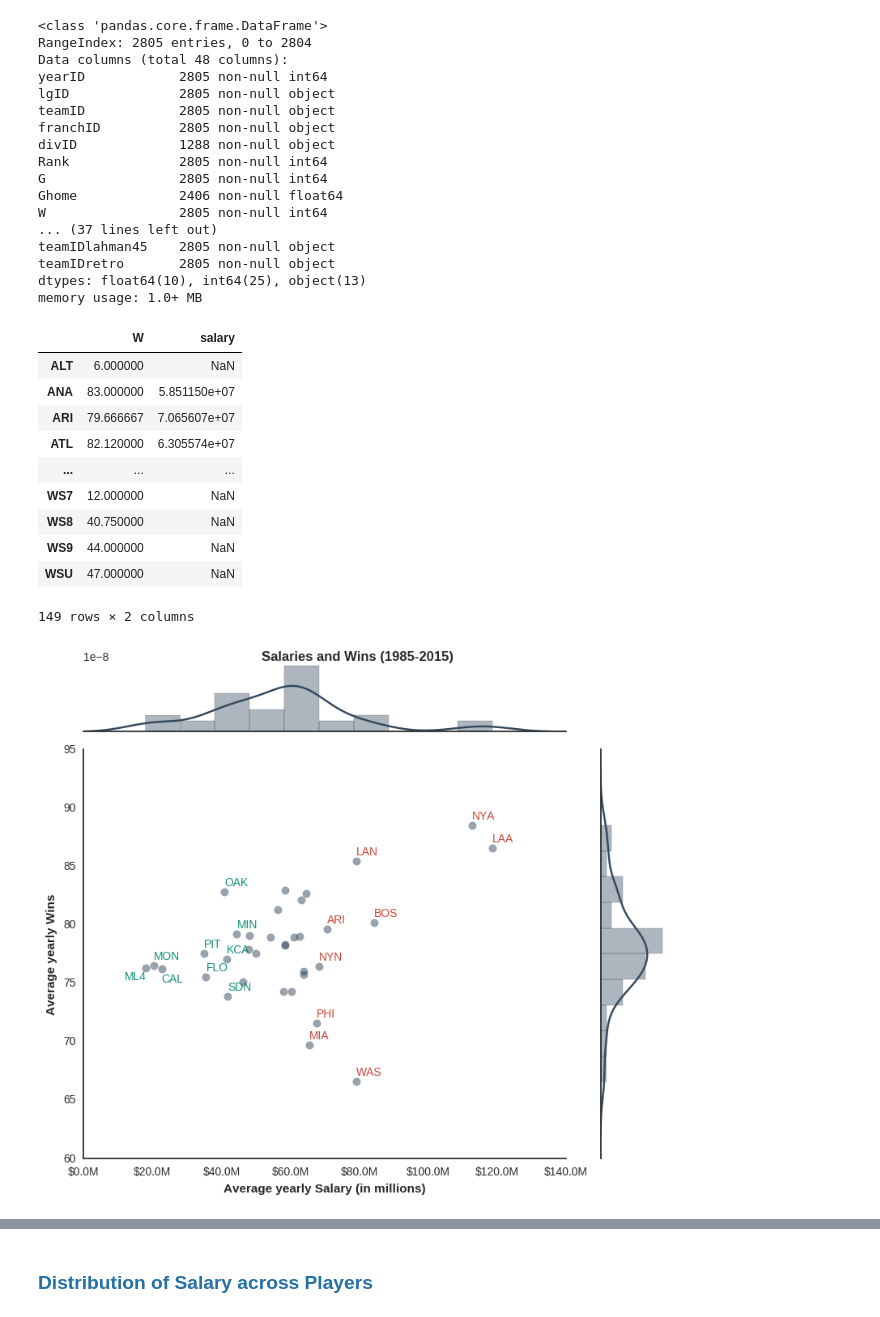
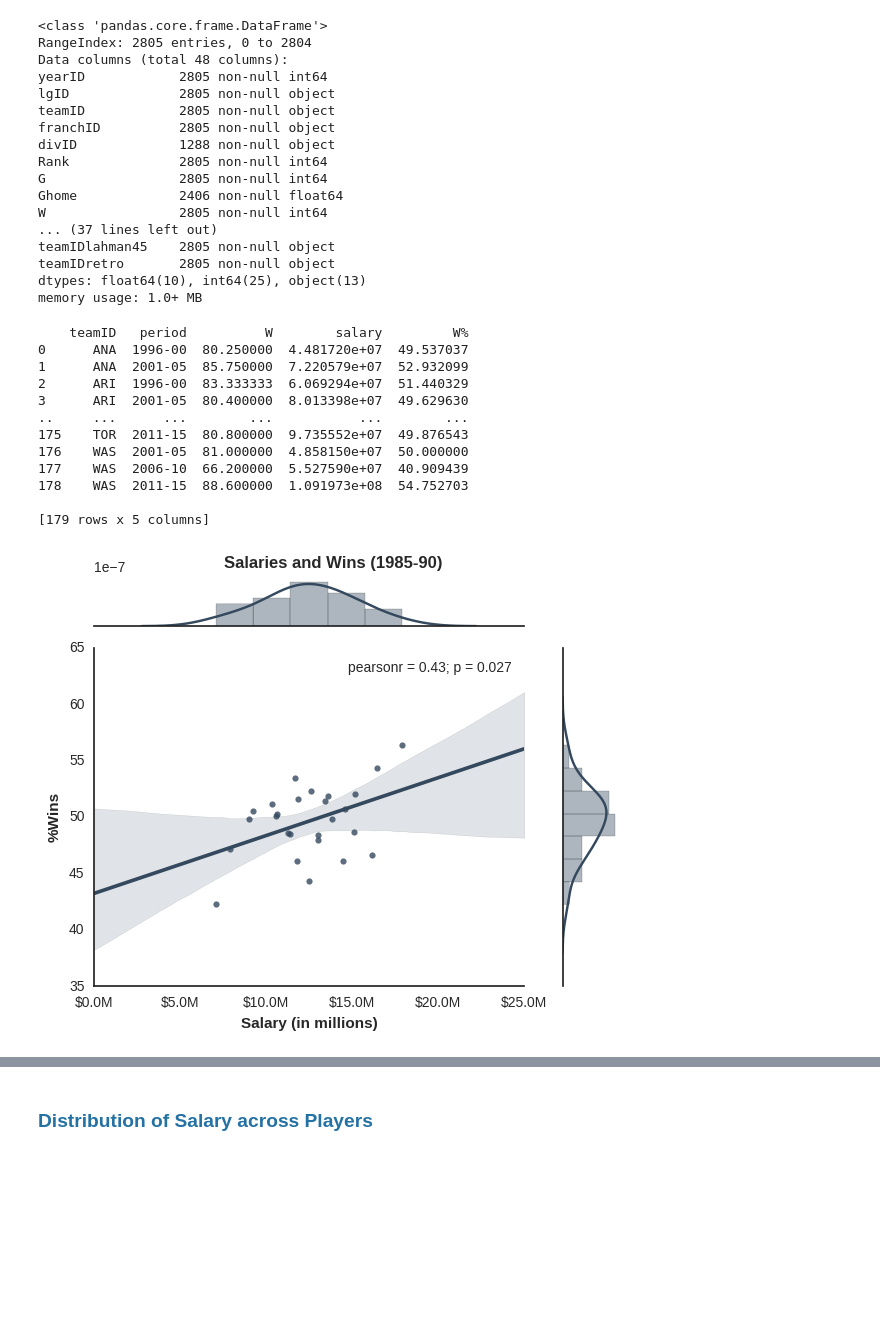
Before and after one commit to bonamprabhu/baseball-statistics, a Jupyter notebook: baseball-statistics.ipynb, the cells around one changed output, grey strips where cells are left out. Cells and saved outputs as stored; diff of their text form; code cells hidden in the pictures; blank space fills up the shorter version.

Commit message:
visualize: Define a function to plot joint distribution of team salaries and wins in a given period

```diff
--- a/baseball-statistics.ipynb
+++ b/baseball-statistics.ipynb
@@ -231,43 +266,39 @@ teamIDlahman45    2805 non-null object
 teamIDretro       2805 non-null object
 dtypes: float64(10), int64(25), object(13)
 memory usage: 1.0+ MB
+# %%
+teams['period'] = teams.yearID.apply(time_periods)
+teams['W%'] = (teams.W / teams.G) * 100
 # %%
 # Average team wins vs salaries
-avg_wins = teams.groupby('teamID').mean()['W']
-wins_vs_salary = pd.concat([avg_wins, yearly_avg_payroll], axis=1)
-wins_vs_salary
+avg_wins_across_periods = teams.groupby(['teamID', 'period'], as_index=False).mean()
+wins_vs_salary = pd.merge(avg_wins_across_periods, avg_payroll_across_periods,
+                          on=['teamID', 'period'])[['teamID','period','W','salary','W%']]
+print wins_vs_salary
 # %% [output]
-|  | W | salary |
-| ALT | 6.000000 | NaN |
-| ANA | 83.000000 | 5.851150e+07 |
-| ARI | 79.666667 | 7.065607e+07 |
-| ATL | 82.120000 | 6.305574e+07 |
-| ... | ... | ... |
-| WS7 | 12.000000 | NaN |
-| WS8 | 40.750000 | NaN |
-| WS9 | 44.000000 | NaN |
-| WSU | 47.000000 | NaN |
-149 rows × 2 columns
+    teamID   period          W        salary         W%
+0      ANA  1996-00  80.250000  4.481720e+07  49.537037
+1      ANA  2001-05  85.750000  7.220579e+07  52.932099
+2      ARI  1996-00  83.333333  6.069294e+07  51.440329
+3      ARI  2001-05  80.400000  8.013398e+07  49.629630
+..     ...      ...        ...           ...        ...
+175    TOR  2011-15  80.800000  9.735552e+07  49.876543
+176    WAS  2001-05  81.000000  4.858150e+07  50.000000
+177    WAS  2006-10  66.200000  5.527590e+07  40.909439
+178    WAS  2011-15  88.600000  1.091973e+08  54.752703
+
+[179 rows x 5 columns]
-# %%
-sns.set_style("white")
-g = sns.jointplot(data=wins_vs_salary, x='salary', y='W', \
-                  stat_func=None, s=45, alpha=0.5, color='#34495e', \
-                  marginal_kws=dict(bins=10, kde=True), xlim=(0,14e7))
-g.fig.suptitle("Salaries and Wins (1985-2015)", weight='bold', fontsize=12)
-g.set_axis_labels("Average yearly Salary (in millions)","Average yearly Wins", weight='bold')
-g.fig.set_size_inches((8,7))
-g.ax_marg_x.xaxis.set_major_formatter(formatter)
-g.fig.tight_layout()
-
-# Add data labels for top spenderes and least spenders and adjust annotation for overlapping labels
-for t, x, y in zip(wins_vs_salary.index, wins_vs_salary.salary, wins_vs_salary.W):
-    if x>wins_vs_salary.salary.quantile(q=0.75):
-        g.ax_joint.annotate(s=t, xy=(x, y+0.5), color='#CB4335')
-    elif t == 'CAL':
-        g.ax_joint.annotate(s=t, xy=(x, y-1.2), color='#138D75')
-    elif t == 'ML4':
-        g.ax_joint.annotate(s=t, xy=(12e6, y-1), color='#138D75')
-    elif x<wins_vs_salary.salary.quantile(q=0.25):
-        g.ax_joint.annotate(s=t, xy=(x, y+0.5), color='#138D75')
-# %% [output]
-[figure, removed]
+# %%
+def salary_vs_wins(period):
+    d = wins_vs_salary[wins_vs_salary.period == period]
+    g = sns.jointplot(data=d, x='salary', y='W%', color='#34495e', \
+                      kind='reg', marginal_kws=dict(kde=True))
+    g.fig.suptitle("Salaries and Wins (" + period + ')', weight='bold', fontsize=12)
+    g.set_axis_labels("Salary (in millions)","%Wins", weight='bold')
+    g.fig.set_size_inches((6,5))
+    g.ax_marg_x.xaxis.set_major_formatter(formatter)
+    g.fig.tight_layout()
+# %%
+salary_vs_wins(order[0])
+# %% [output]
+[figure, added]
```
Also changed, not shown: parts of 21 cells of this notebook, 1 other file.
